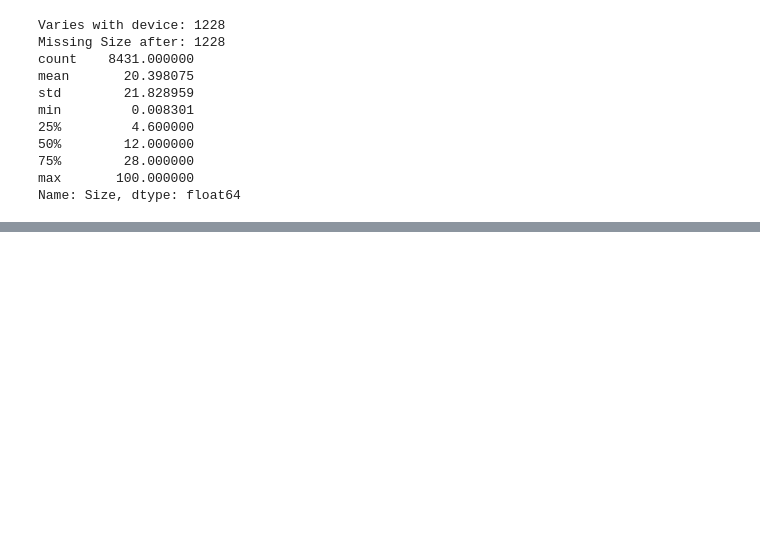
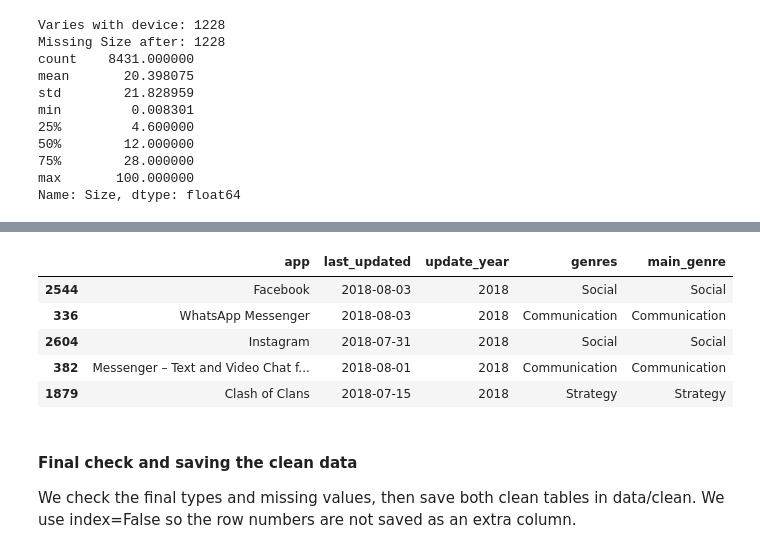
Before and after one commit to ahmed2sadeq/google-play-apps-analysis, a Jupyter notebook: project.ipynb, the cells around one changed output, grey strips where cells are left out. Cells and saved outputs as stored; diff of their text form; code cells hidden in the pictures; blank space fills up the shorter version.

Commit message:
Rename columns and save clean data

```diff
--- a/project.ipynb
+++ b/project.ipynb
@@ -514,0 +518,27 @@ Name: Size, dtype: float64
+# %%
+df_apps = df_apps.rename(columns={
+    'App': 'app',
+    'Category': 'category',
+    'Rating': 'rating',
+    'Reviews': 'reviews',
+    'Size': 'size_mb',
+    'Installs': 'installs',
+    'Type': 'type',
+    'Price': 'price',
+    'Content Rating': 'content_rating',
+    'Genres': 'genres',
+    'Last Updated': 'last_updated',
+    'Current Ver': 'current_ver',
+    'Android Ver': 'android_ver'
+})
+
+df_reviews = df_reviews.rename(columns={
+    'App': 'app',
+    'Translated_Review': 'review_text',
+    'Sentiment': 'sentiment',
+    'Sentiment_Polarity': 'polarity',
+    'Sentiment_Subjectivity': 'subjectivity'
+})
+
+print(df_apps.columns.tolist())
+print(df_reviews.columns.tolist())
@@ -514,0 +550,3 @@ Name: Size, dtype: float64
+# %%
+df_apps = df_apps.drop(columns=['current_ver', 'android_ver'])
+print(df_apps.shape)
@@ -514,0 +559,14 @@ Name: Size, dtype: float64
+# %%
+df_apps['update_year'] = df_apps['last_updated'].dt.year
+df_apps['main_genre'] = df_apps['genres'].apply(lambda g: g.split(';')[0])
+df_apps[['app', 'last_updated', 'update_year', 'genres', 'main_genre']].head()
+# %% [output]
+|  | app | last_updated | update_year | genres | main_genre |
+| 2544 | Facebook | 2018-08-03 | 2018 | Social | Social |
+| 336 | WhatsApp Messenger | 2018-08-03 | 2018 | Communication | Communication |
+| 2604 | Instagram | 2018-07-31 | 2018 | Social | Social |
+| 382 | Messenger – Text and Video Chat f... | 2018-08-01 | 2018 | Communication | Communication |
+| 1879 | Clash of Clans | 2018-07-15 | 2018 | Strategy | Strategy |
+# %% [markdown]
+#### Final check and saving the clean data
+We check the final types and missing values, then save both clean tables in data/clean. We use index=False so the row numbers are not saved as an extra column.
```
Also changed, not shown: parts of 9 cells of this notebook, 2 other files.
